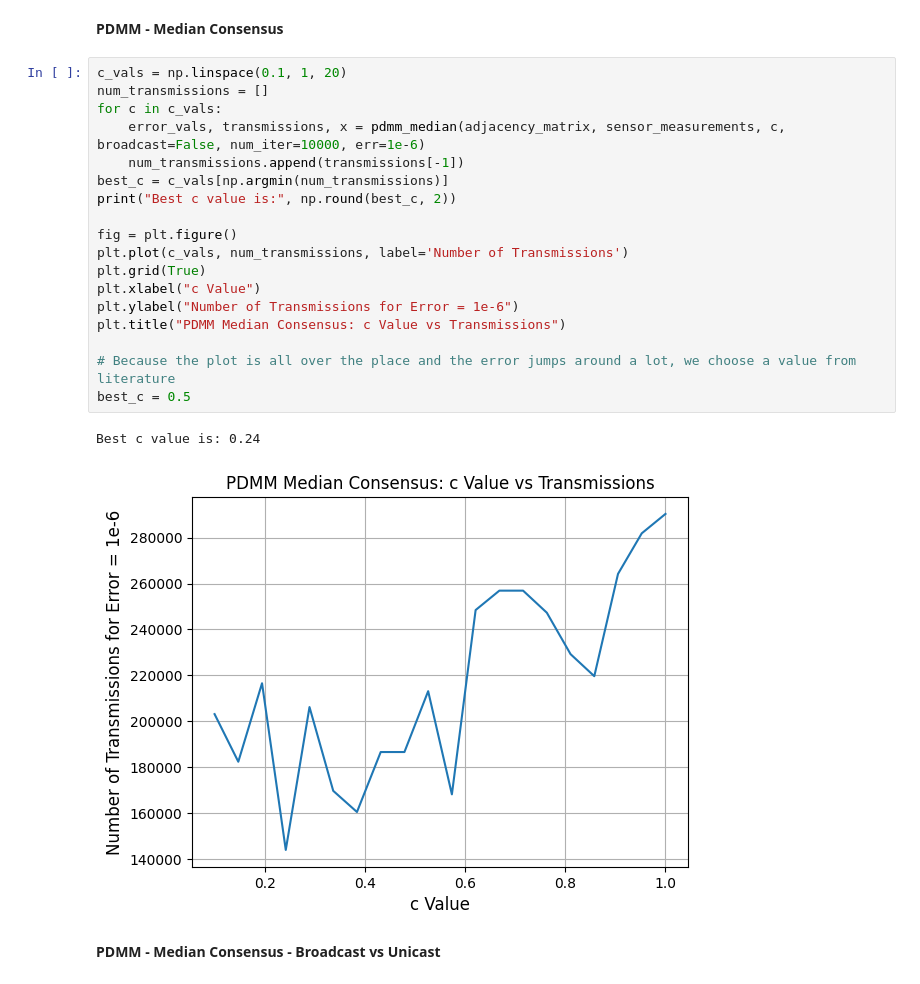
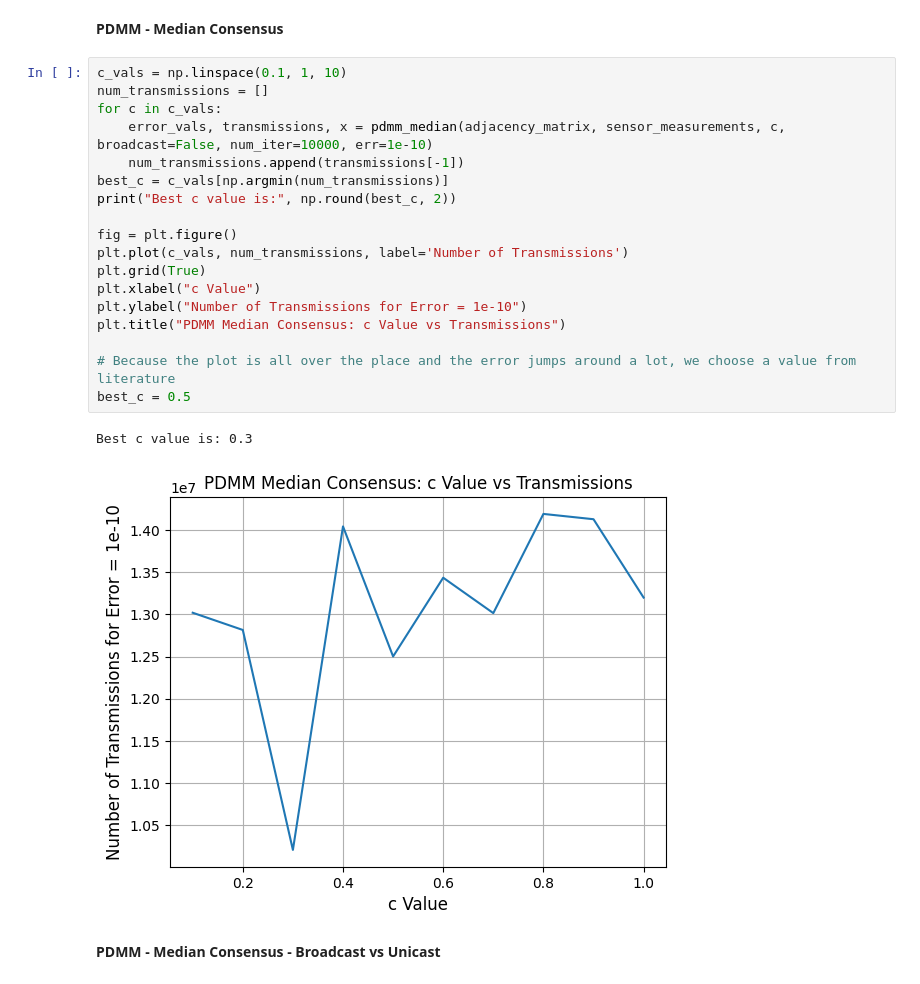
Before and after one commit to josephine-king/EE4540_Project, a Jupyter notebook: distributed_project.ipynb, the cells around one changed output. Drawn from its saved outputs; the diff is of its cells as text.

Commit message:
updating plots

```diff
--- a/distributed_project.ipynb
+++ b/distributed_project.ipynb
@@ -200,26 +201,26 @@ make_async_plots([error_vals_pb, error_vals_pb_an25, error_vals_pb_an50, error_v
 # %% [markdown]
 **PDMM - Median Consensus**
 # %%
-c_vals = np.linspace(0.1, 1, 20)
+c_vals = np.linspace(0.1, 1, 10)
 num_transmissions = []
 for c in c_vals:
-    error_vals, transmissions, x = pdmm_median(adjacency_matrix, sensor_measurements, c, broadcast=False, num_iter=10000, err=1e-6)
+    error_vals, transmissions, x = pdmm_median(adjacency_matrix, sensor_measurements, c, broadcast=False, num_iter=10000, err=1e-10)
     num_transmissions.append(transmissions[-1])
 best_c = c_vals[np.argmin(num_transmissions)]
 print("Best c value is:", np.round(best_c, 2))
 
 fig = plt.figure()
 plt.plot(c_vals, num_transmissions, label='Number of Transmissions')
 plt.grid(True)
 plt.xlabel("c Value")
-plt.ylabel("Number of Transmissions for Error = 1e-6")
+plt.ylabel("Number of Transmissions for Error = 1e-10")
 plt.title("PDMM Median Consensus: c Value vs Transmissions")
 
 # Because the plot is all over the place and the error jumps around a lot, we choose a value from literature
 best_c = 0.5
 # %% [output]
-Best c value is: 0.24
+Best c value is: 0.3
-[figure, old version]
+[figure, new version]
 # %% [markdown]
 **PDMM - Median Consensus - Broadcast vs Unicast**
 # %%
```
Also changed, not shown: parts of 7 cells of this notebook, 6 other files.
